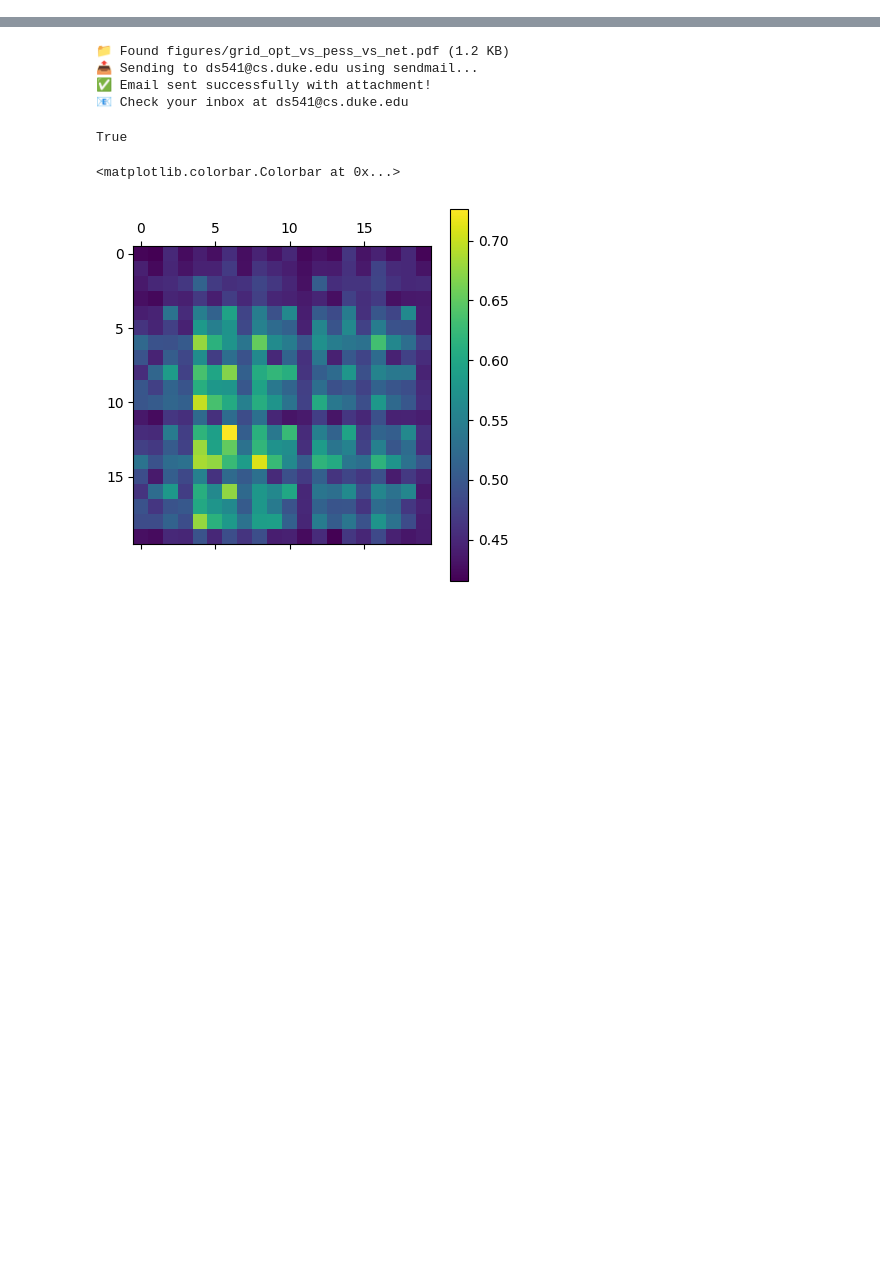
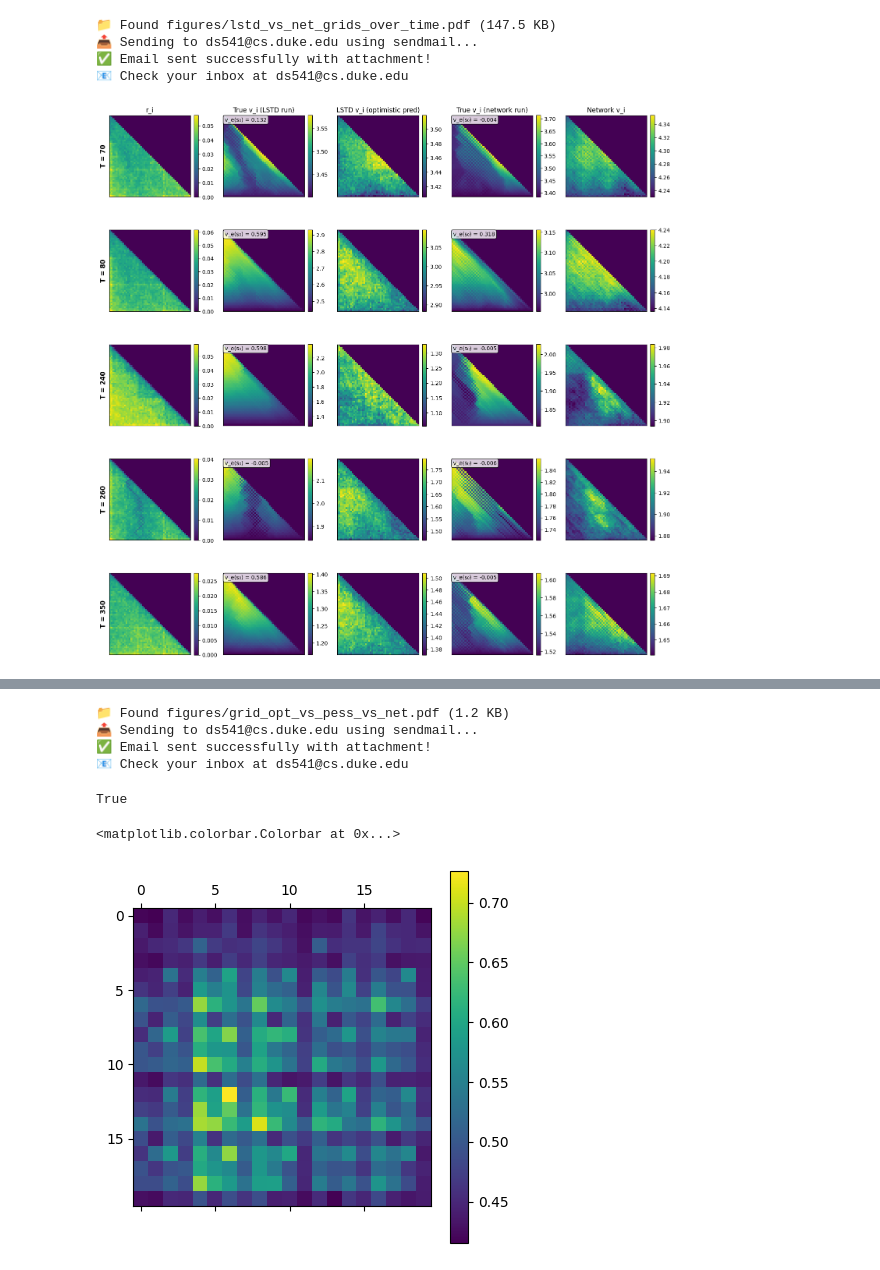
Before and after one commit to dillonmsandhu/td-avar-explore, a Jupyter notebook: deep/deepsea_v.ipynb, the cells around one changed output, grey strips where cells are left out. Saved outputs shown, nothing was run; the diff lists cells and outputs as text; code cells hidden in the pictures; blank space fills up the shorter version.

```diff
--- a/deep/deepsea_v.ipynb
+++ b/deep/deepsea_v.ipynb
@@ -26,2 +36,79 @@ N = lstd_config['DEEPSEA_SIZE']
 reachable_mask = jnp.tril(jnp.ones((N,N)))
+# %%
+import matplotlib.pyplot as plt
+
+T_values = [70, 80, 240, 260, 350]
+fig, axes = plt.subplots(len(T_values), 5, figsize=(15, len(T_values) * 3))
+
+for row_idx, T in enumerate(T_values):
+    min_ival = (lstd_metrics['v_i_pred_opt'][0][T]).min()
+    max_ival = (lstd_metrics['v_i_pred_opt'][0][T] * reachable_mask).max()
+
+    # Extract initial state values for this timestep
+    lstd_v_e_init = lstd_metrics['v_e'][0, T, 0, 0]
+    net_v_e_init = net_metrics['v_e'][0, T, 0, 0]
+
+    # --- Plot 1: r_i ---
+    im0 = axes[row_idx, 0].imshow(lstd_metrics['ri_grid'][0][T] * reachable_mask, vmin=0)
+    if row_idx == 0:
+        axes[row_idx, 0].set_title("r_i")
+    plt.colorbar(im0, ax=axes[row_idx, 0], fraction=0.046, pad=0.04)
+
+    # --- Plot 2: LSTD v_i ---
+    im1 = axes[row_idx, 1].imshow(lstd_metrics['v_i'][0][T] * reachable_mask,
+                                   vmin=(lstd_metrics['v_i'][0][T]).min())
+    if row_idx == 0:
+        axes[row_idx, 1].set_title("True v_i (LSTD run)")
+    plt.colorbar(im1, ax=axes[row_idx, 1], fraction=0.046, pad=0.04)
+    # Add v_e initial state value
+    axes[row_idx, 1].text(0.02, 0.98, f'v_e(s₀) = {lstd_v_e_init:.3f}',
+                          transform=axes[row_idx, 1].transAxes,
+                          fontsize=10, verticalalignment='top',
+                          bbox=dict(boxstyle='round', facecolor='white', alpha=0.8))
+
+    # --- Plot 3: LSTD v_i (optimistic) ---
+    im2 = axes[row_idx, 2].imshow(lstd_metrics['v_i_pred_opt'][0][T] * reachable_mask,
+                                   vmin=min_ival, vmax=max_ival)
+    if row_idx == 0:
+        axes[row_idx, 2].set_title("LSTD v_i (optimistic pred)")
+    plt.colorbar(im2, ax=axes[row_idx, 2], fraction=0.046, pad=0.04)
+
+    # --- Plot 4: True v_i (network run) ---
+    im3 = axes[row_idx, 3].imshow(net_metrics['v_i'][0][T] * reachable_mask,
+                                   vmin=(net_metrics['v_i'][0][T]).min())
+    if row_idx == 0:
+        axes[row_idx, 3].set_title("True v_i (network run)")
+    plt.colorbar(im3, ax=axes[row_idx, 3], fraction=0.046, pad=0.04)
+    # Add v_e initial state value
+    axes[row_idx, 3].text(0.02, 0.98, f'v_e(s₀) = {net_v_e_init:.3f}',
+                          transform=axes[row_idx, 3].transAxes,
+                          fontsize=10, verticalalignment='top',
+                          bbox=dict(boxstyle='round', facecolor='white', alpha=0.8))
+
+    # --- Plot 5: Network v_i ---
+    im4 = axes[row_idx, 4].imshow(net_metrics['v_i_pred'][0][T] * reachable_mask,
+                                   vmin=(net_metrics['v_i_pred'][0][T]).min())
+    if row_idx == 0:
+        axes[row_idx, 4].set_title("Network v_i")
+    plt.colorbar(im4, ax=axes[row_idx, 4], fraction=0.046, pad=0.04)
+
+    # Add row label (update step)
+    axes[row_idx, 0].set_ylabel(f'T = {T}', fontsize=12, fontweight='bold')
+
+    # Remove ticks for all subplots in this row
+    for ax in axes[row_idx]:
+        ax.set_xticks([])
+        ax.set_yticks([])
+
+plt.tight_layout()
+plt.savefig('figures/lstd_vs_net_grids_over_time.pdf', bbox_inches='tight')
+time.sleep(1)
+email_pdf('figures/lstd_vs_net_grids_over_time.pdf')
+plt.show()
+# %% [output]
+📁 Found figures/lstd_vs_net_grids_over_time.pdf (147.5 KB)
+📤 Sending to ds541@cs.duke.edu using sendmail...
+✅ Email sent successfully with attachment!
+📧 Check your inbox at ds541@cs.duke.edu
+[figure, added]
 # %%
```
Also changed, not shown: parts of 21 cells of this notebook, 12 other files.
